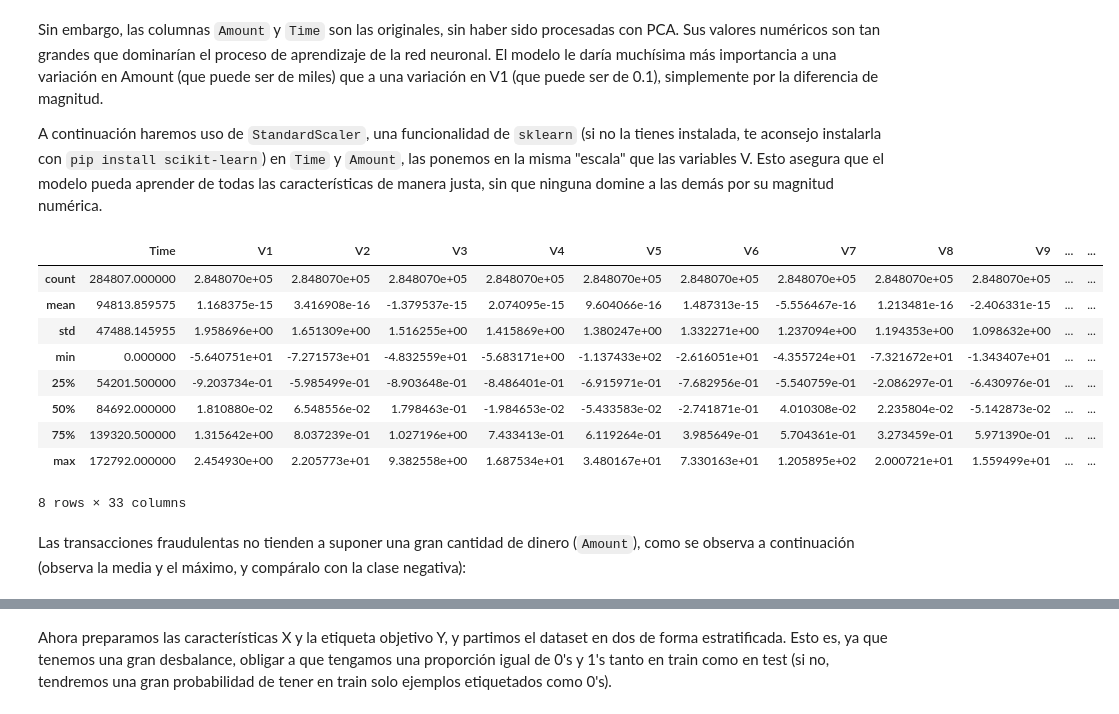
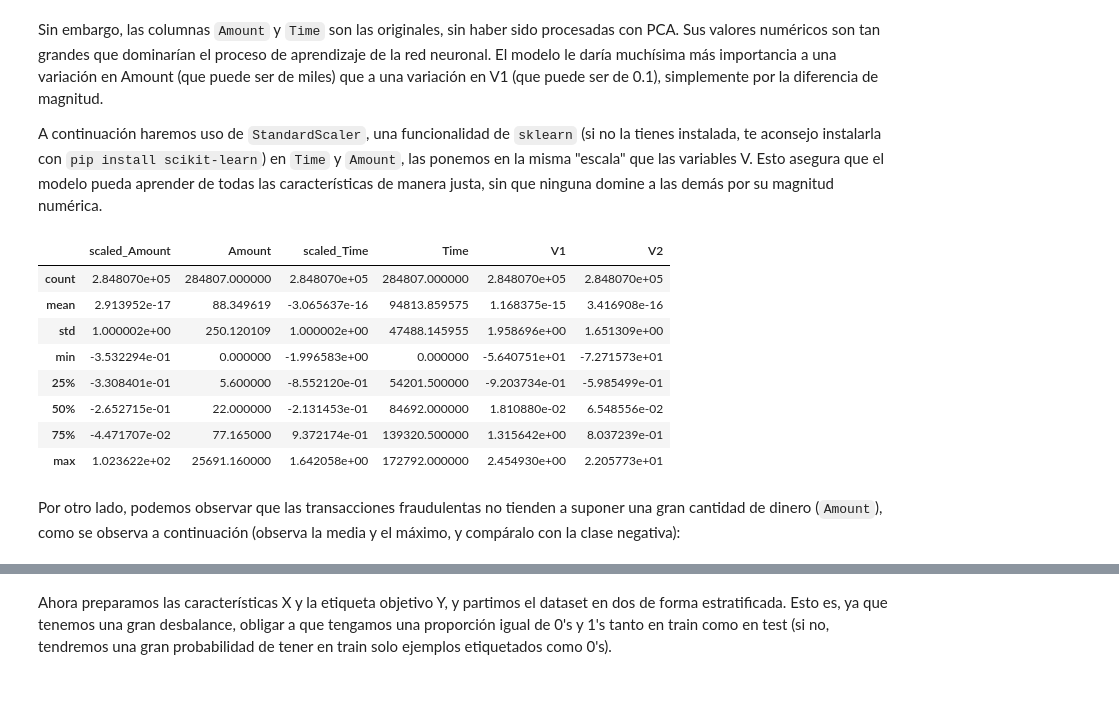
Before and after one commit to miguelamda/DeepLearningMII, a Jupyter notebook: 3_frameworks/Practica_3.3_clasificacion_binaria.ipynb, the cells around one changed output, grey strips where cells are left out. Saved outputs shown, nothing was run; the diff lists cells and outputs as text; code cells hidden in the pictures.

```diff
--- a/3_frameworks/Practica_3.3_clasificacion_binaria.ipynb
+++ b/3_frameworks/Practica_3.3_clasificacion_binaria.ipynb
@@ -139,23 +139,22 @@ A continuación haremos uso de `StandardScaler`, una funcionalidad de `sklearn`
 # %%
 from sklearn.preprocessing import StandardScaler
 
 scaler = StandardScaler()
 df['scaled_Amount'] = scaler.fit_transform(df['Amount'].values.reshape(-1, 1))
 df['scaled_Time'] = scaler.fit_transform(df['Time'].values.reshape(-1, 1))
-df.describe()
+df[['scaled_Amount','Amount','scaled_Time','Time','V1','V2']].describe()
 # %% [output]
-|  | Time | V1 | V2 | V3 | V4 | V5 | V6 | V7 | V8 | V9 | ... | ... |
-| count | 284807.000000 | 2.848070e+05 | 2.848070e+05 | 2.848070e+05 | 2.848070e+05 | 2.848070e+05 | 2.848070e+05 | 2.848070e+05 | 2.848070e+05 | 2.848070e+05 | ... | ... |
-| mean | 94813.859575 | 1.168375e-15 | 3.416908e-16 | -1.379537e-15 | 2.074095e-15 | 9.604066e-16 | 1.487313e-15 | -5.556467e-16 | 1.213481e-16 | -2.406331e-15 | ... | ... |
-| std | 47488.145955 | 1.958696e+00 | 1.651309e+00 | 1.516255e+00 | 1.415869e+00 | 1.380247e+00 | 1.332271e+00 | 1.237094e+00 | 1.194353e+00 | 1.098632e+00 | ... | ... |
-| min | 0.000000 | -5.640751e+01 | -7.271573e+01 | -4.832559e+01 | -5.683171e+00 | -1.137433e+02 | -2.616051e+01 | -4.355724e+01 | -7.321672e+01 | -1.343407e+01 | ... | ... |
-| 25% | 54201.500000 | -9.203734e-01 | -5.985499e-01 | -8.903648e-01 | -8.486401e-01 | -6.915971e-01 | -7.682956e-01 | -5.540759e-01 | -2.086297e-01 | -6.430976e-01 | ... | ... |
-| 50% | 84692.000000 | 1.810880e-02 | 6.548556e-02 | 1.798463e-01 | -1.984653e-02 | -5.433583e-02 | -2.741871e-01 | 4.010308e-02 | 2.235804e-02 | -5.142873e-02 | ... | ... |
-| 75% | 139320.500000 | 1.315642e+00 | 8.037239e-01 | 1.027196e+00 | 7.433413e-01 | 6.119264e-01 | 3.985649e-01 | 5.704361e-01 | 3.273459e-01 | 5.971390e-01 | ... | ... |
-| max | 172792.000000 | 2.454930e+00 | 2.205773e+01 | 9.382558e+00 | 1.687534e+01 | 3.480167e+01 | 7.330163e+01 | 1.205895e+02 | 2.000721e+01 | 1.559499e+01 | ... | ... |
+|  | scaled_Amount | Amount | scaled_Time | Time | V1 | V2 |
+| count | 2.848070e+05 | 284807.000000 | 2.848070e+05 | 284807.000000 | 2.848070e+05 | 2.848070e+05 |
+| mean | 2.913952e-17 | 88.349619 | -3.065637e-16 | 94813.859575 | 1.168375e-15 | 3.416908e-16 |
+| std | 1.000002e+00 | 250.120109 | 1.000002e+00 | 47488.145955 | 1.958696e+00 | 1.651309e+00 |
+| min | -3.532294e-01 | 0.000000 | -1.996583e+00 | 0.000000 | -5.640751e+01 | -7.271573e+01 |
+| 25% | -3.308401e-01 | 5.600000 | -8.552120e-01 | 54201.500000 | -9.203734e-01 | -5.985499e-01 |
+| 50% | -2.652715e-01 | 22.000000 | -2.131453e-01 | 84692.000000 | 1.810880e-02 | 6.548556e-02 |
+| 75% | -4.471707e-02 | 77.165000 | 9.372174e-01 | 139320.500000 | 1.315642e+00 | 8.037239e-01 |
+| max | 1.023622e+02 | 25691.160000 | 1.642058e+00 | 172792.000000 | 2.454930e+00 | 2.205773e+01 |
-8 rows × 33 columns
 # %% [markdown]
-Las transacciones fraudulentas no tienden a suponer una gran cantidad de dinero (`Amount`), como se observa a continuación (observa la media y el máximo, y compáralo con la clase negativa):
+Por otro lado, podemos observar que las transacciones fraudulentas no tienden a suponer una gran cantidad de dinero (`Amount`), como se observa a continuación (observa la media y el máximo, y compáralo con la clase negativa):
 # %%
 print("--- Estadísticas de transacciones negativas (no fraufulentas) ---")
 print(df[df["Class"] == 0]["Amount"].describe())
```
Also changed, not shown: parts of 30 cells of this notebook.
